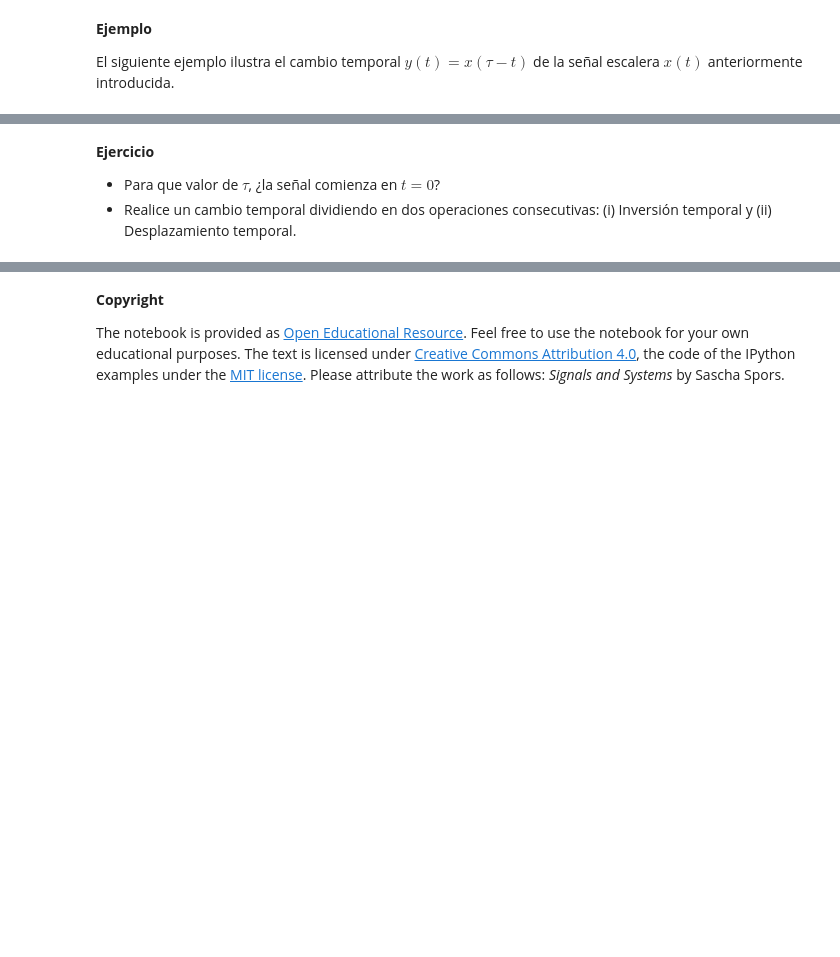
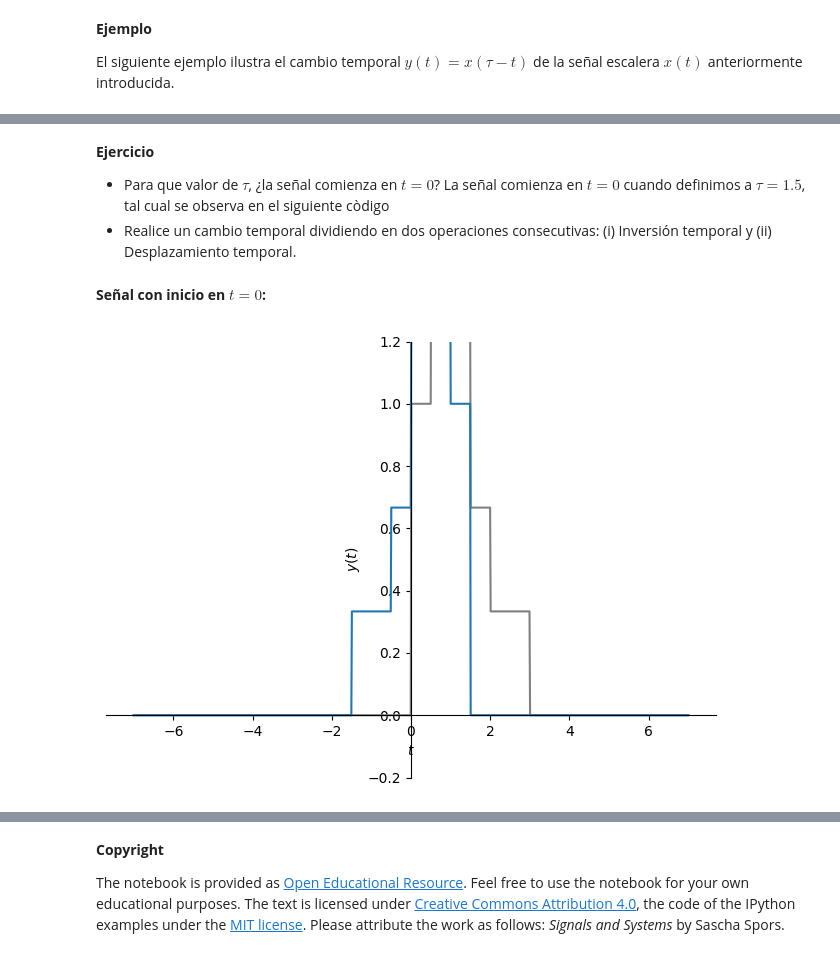
Before and after one commit to juasalazarmo/Signals_and_sistems, a Jupyter notebook: Operaciones_de_señales_continuas.ipynb, the cells around one changed output, grey strips where cells are left out. Cells and saved outputs as stored; diff of their text form; code cells hidden in the pictures; blank space fills up the shorter version.

```diff
--- a/Operaciones_de_señales_continuas.ipynb
+++ b/Operaciones_de_señales_continuas.ipynb
@@ -138,5 +149,17 @@ px.show()
 # %% [markdown]
 **Ejercicio**
 
-* Para que valor de $\tau$, ¿la señal comienza en $t=0$?
+* Para que valor de $\tau$, ¿la señal comienza en $t=0$? La señal comienza en $t=0$ cuando definimos a $\tau = 1.5$, tal cual se observa en el siguiente còdigo
 * Realice un cambio temporal dividiendo en dos operaciones consecutivas: (i) Inversión temporal y (ii) Desplazamiento temporal.
+# %% [markdown]
+**Señal con inicio en $t=0$:**
+# %%
+tau =1.5
+y = x.subs(t, tau - t)
+
+px=sym.plot(x, (t, -7, 7), ylim=[-0.2, 1.2], ylabel=r'$y(t)$', line_color='gray', show=False)
+py=sym.plot(y, (t, -7, 7), ylim=[-0.2, 1.2], ylabel=r'$y(t)$', show=False)
+px.extend(py)
+px.show()
+# %% [output]
+[figure, added]
```
Also changed, not shown: parts of 9 cells of this notebook.
